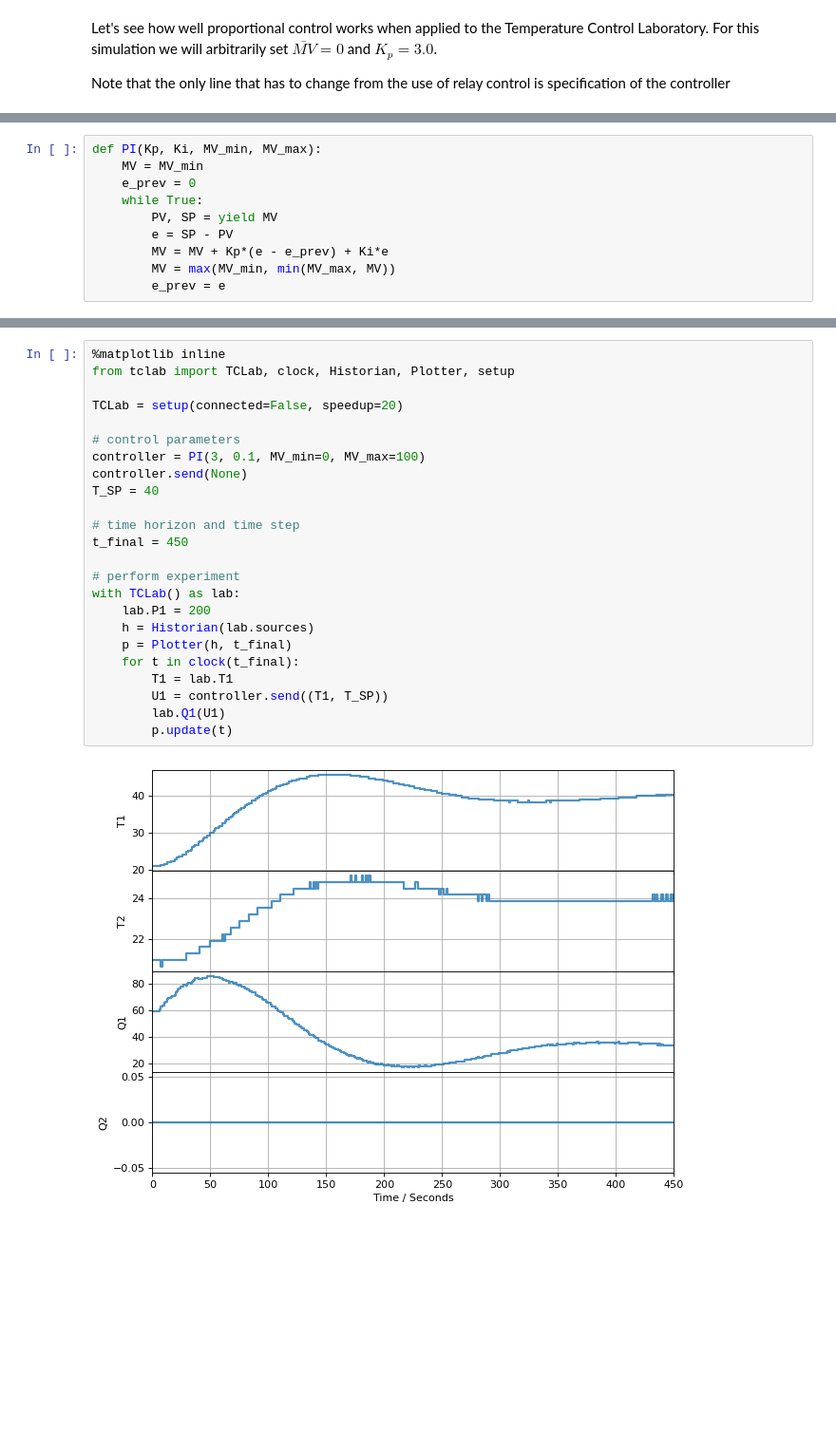
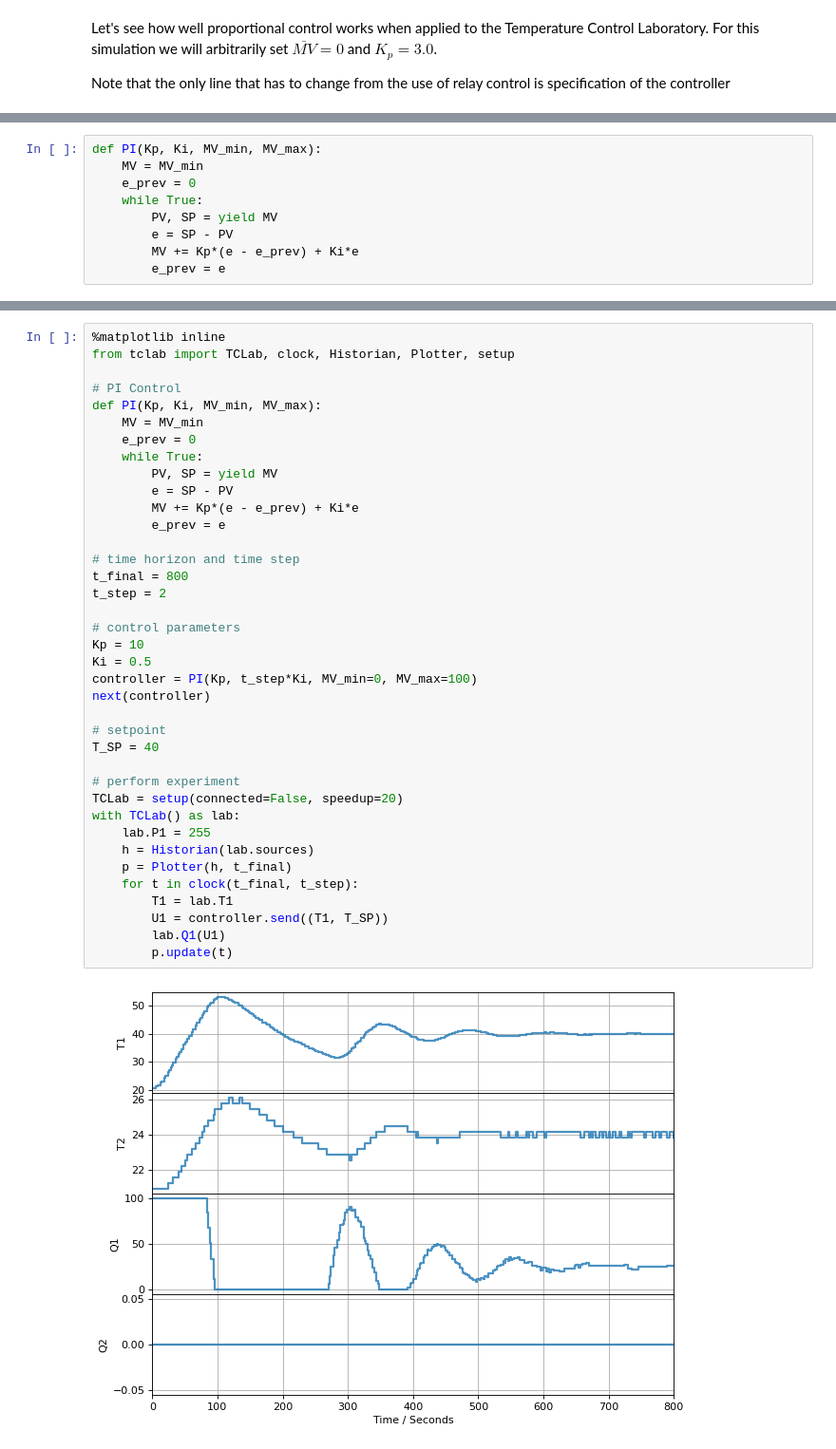
Before and after one commit to jckantor/cbe30338-2021, a Jupyter notebook: docs/03.05-Proportional-Integral-Control.ipynb, the cells around one changed output, grey strips where cells are left out. Shown at 95% size. Cells and saved outputs as stored; diff of their text form; blank space fills up the shorter version.

```diff
--- a/docs/03.05-Proportional-Integral-Control.ipynb
+++ b/docs/03.05-Proportional-Integral-Control.ipynb
@@ -34,3 +149,12 @@ Note that the only line that has to change from the use of relay control is spec
+# %%
+def PI(Kp, Ki, MV_min, MV_max):
+    MV = MV_min
+    e_prev = 0
+    while True:
+        PV, SP = yield MV
+        e = SP - PV
+        MV += Kp*(e - e_prev) + Ki*e
+        e_prev = e
 # %%
 %matplotlib inline
 from tclab import TCLab, clock, Historian, Plotter, setup
@@ -101,10 +185,0 @@ MV_{k} & = MV_{k-1} + K_p(e_{k} - e_{k-1}) + K_i e_{k}
-# %%
-def PI(Kp, Ki, MV_min, MV_max):
-    MV = MV_min
-    e_prev = 0
-    while True:
-        PV, SP = yield MV
-        e = SP - PV
-        MV = MV + Kp*(e - e_prev) + Ki*e
-        MV = max(MV_min, min(MV_max, MV))
-        e_prev = e
@@ -111,27 +190,41 @@ def PI(Kp, Ki, MV_min, MV_max):
 # %%
 %matplotlib inline
 from tclab import TCLab, clock, Historian, Plotter, setup
 
-TCLab = setup(connected=False, speedup=20)
+# PI Control
+def PI(Kp, Ki, MV_min, MV_max):
+    MV = MV_min
+    e_prev = 0
+    while True:
+        PV, SP = yield MV
+        e = SP - PV
+        MV += Kp*(e - e_prev) + Ki*e
+        e_prev = e
+
+# time horizon and time step
+t_final = 800
+t_step = 2
 
 # control parameters
-controller = PI(3, 0.1, MV_min=0, MV_max=100)
-controller.send(None)
+Kp = 10
+Ki = 0.5
+controller = PI(Kp, t_step*Ki, MV_min=0, MV_max=100)
+next(controller)
+
+# setpoint
 T_SP = 40
 
-# time horizon and time step
-t_final = 450
-
 # perform experiment
+TCLab = setup(connected=False, speedup=20)
 with TCLab() as lab:
-    lab.P1 = 200
+    lab.P1 = 255
     h = Historian(lab.sources)
     p = Plotter(h, t_final)
-    for t in clock(t_final):
+    for t in clock(t_final, t_step):
         T1 = lab.T1
         U1 = controller.send((T1, T_SP))
         lab.Q1(U1)
         p.update(t)
 # %% [output]
-[figure, old version]
+[figure, new version]
 TCLab Model disconnected successfully.
```
Also changed, not shown: parts of 18 cells of this notebook, 5 other files.
